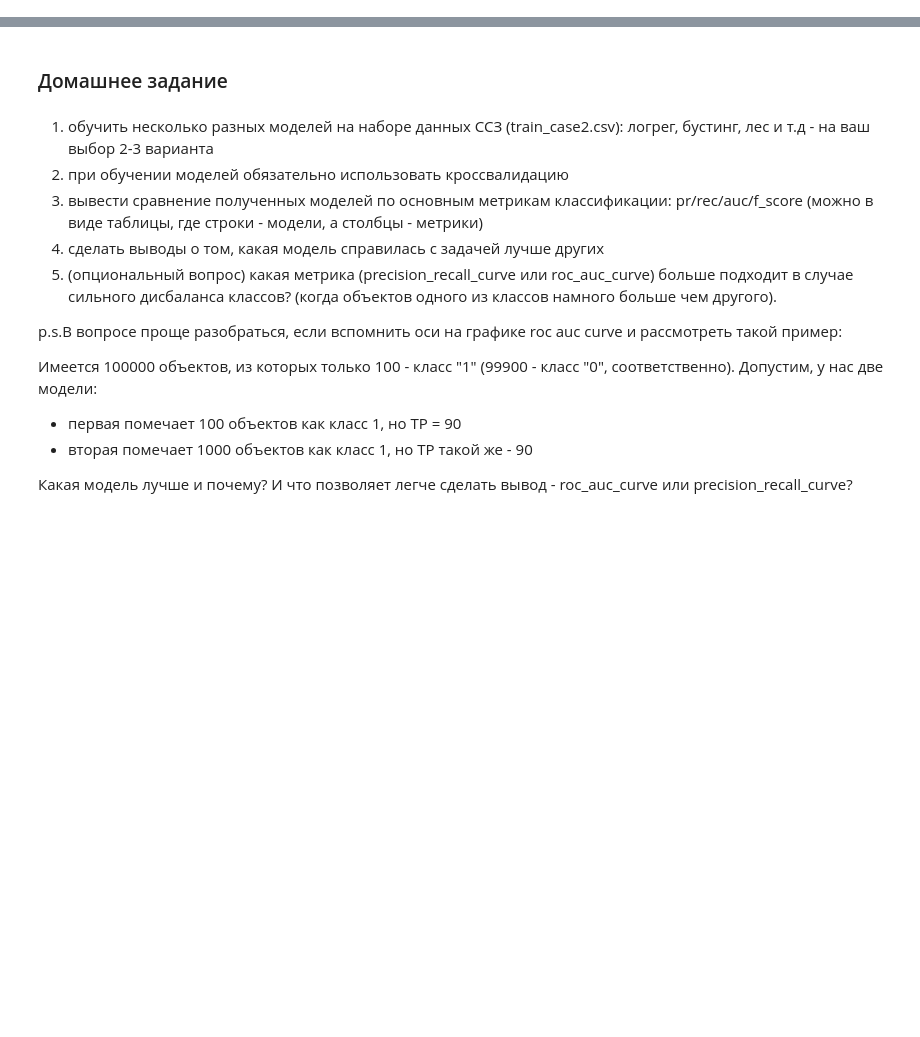
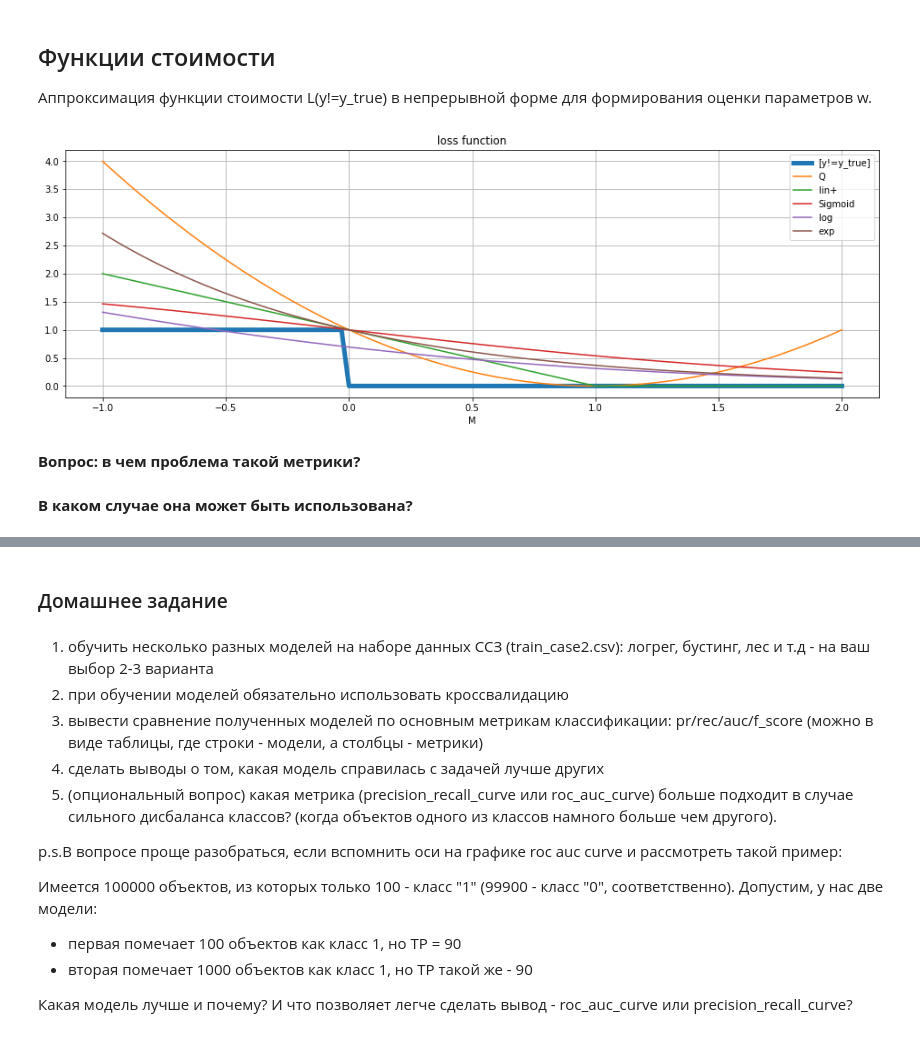
Before and after one commit to folga67/Machine_learning, a Jupyter notebook: OFedorova_hw_les3_ipynb".ipynb, the cells around one changed output, grey strips where cells are left out. Saved outputs shown, nothing was run; the diff lists cells and outputs as text; code cells hidden in the pictures; blank space fills up the shorter version.

```diff
--- a/OFedorova_hw_les3_ipynb".ipynb
+++ b/OFedorova_hw_les3_ipynb".ipynb
@@ -2,0 +15,4 @@
+# %% [markdown]
+## Функции стоимости
+
+Аппроксимация функции стоимости L(y!=y_true) в непрерывной форме для формирования оценки параметров w.
@@ -2,0 +25,31 @@
+# %%
+
+M= np.linspace(-1,2,100)
+
+P=(M<0).astype(int)
+Q=(1-M)**2
+Li=(1-M)
+Li[np.where(Li<0)[0]]=0
+
+S=2*(1+np.exp(M)) ** (-1)
+
+Lo = np.log(1+np.exp(-M))
+E= np.exp(-M)
+plt.figure(figsize=(16,5))
+plt.plot(M,P, label='[y!=y_true]',linewidth=5)
+plt.plot(M,Q, label='Q')
+plt.plot(M,Li, label='lin+')
+plt.plot(M,S, label='Sigmoid')
+plt.plot(M,Lo, label='log')
+plt.plot(M,E, label='exp')
+plt.title('loss function')
+plt.xlabel('M')
+plt.grid()
+plt.legend()
+plt.show()
+# %% [output]
+[figure, added]
+# %% [markdown]
+<b>Вопрос: в чем проблема такой метрики?</b>
+# %% [markdown]
+<b>В каком случае она может быть использована?</b>
```
Also changed, not shown: parts of 187 cells of this notebook.
